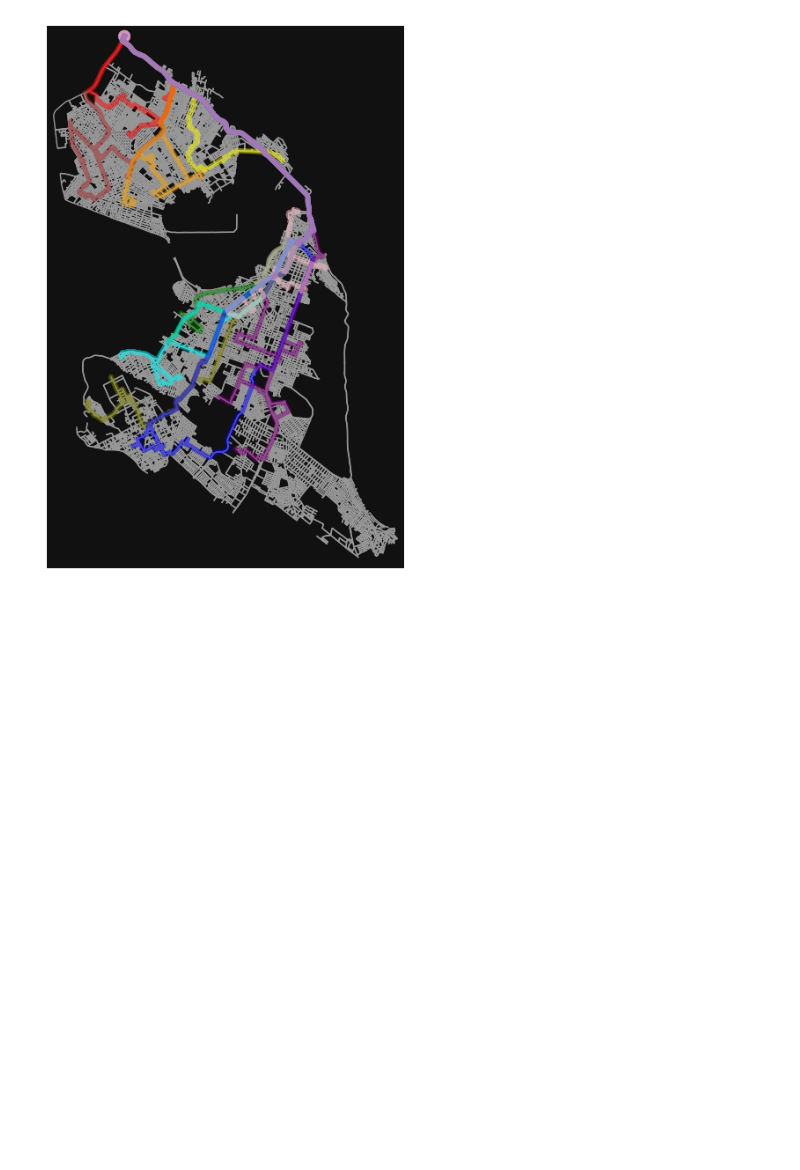
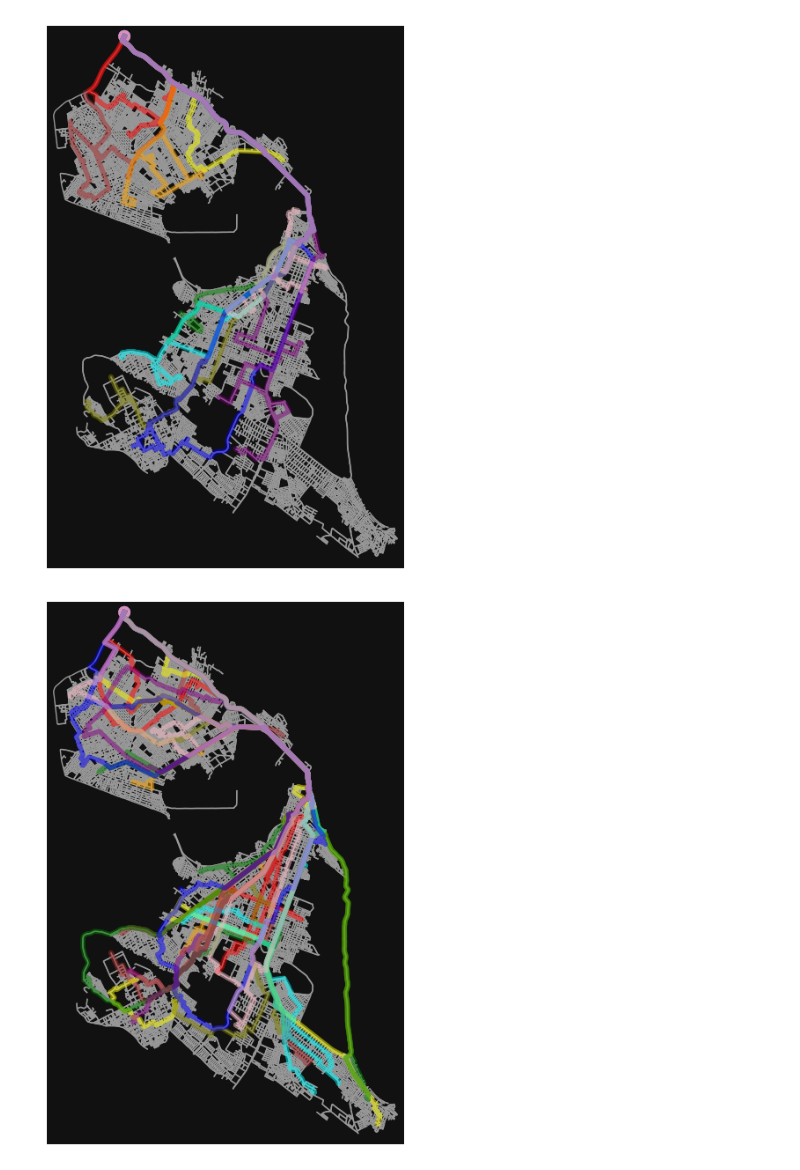
Before and after one commit to juscelinoaraujo/networks, a Jupyter notebook: U2T2/U2T2.ipynb, the cells around one changed output. Drawn from its saved outputs; the diff is of its cells as text; code cells hidden in the pictures; blank space fills up the shorter version.

```diff
--- a/U2T2/U2T2.ipynb
+++ b/U2T2/U2T2.ipynb
@@ -318,3 +318,24 @@ fig1, ax1 = ox.plot_graph_routes(G, routes=[rotas.loc[i, 'Dijkstra (tempo)'] for
 plt.show()
 # %% [output]
 [figure]
+# %%
+colors = ['brown', 'red', 'orange', 'yellow', 'olive', 'green', 'cyan',
+          'blue', 'purple', 'pink']
+fig1, ax1 = ox.plot_graph_routes(G, routes=[rotas.loc[i, 'Aleatória'] for i in range(10)],
+                                 route_colors=colors,
+                                 route_linewidth=6,
+                                 node_size=0,
+                                 show=False,
+                                 close=False)
+
+# Cria linhas fictícias para legenda
+#astar_length_line = mlines.Line2D([], [], color='r', label='A* (Length)')
+#astar_time_line = mlines.Line2D([], [], color='y', label='A* (Travel_Time)')
+
+# Adiciona a legenda ao gráfico
+#ax1.legend(handles=[astar_length_line, astar_time_line], loc='upper right')
+
+# Exibe o gráfico com a legenda
+plt.show()
+# %% [output]
+[figure, added]
```
